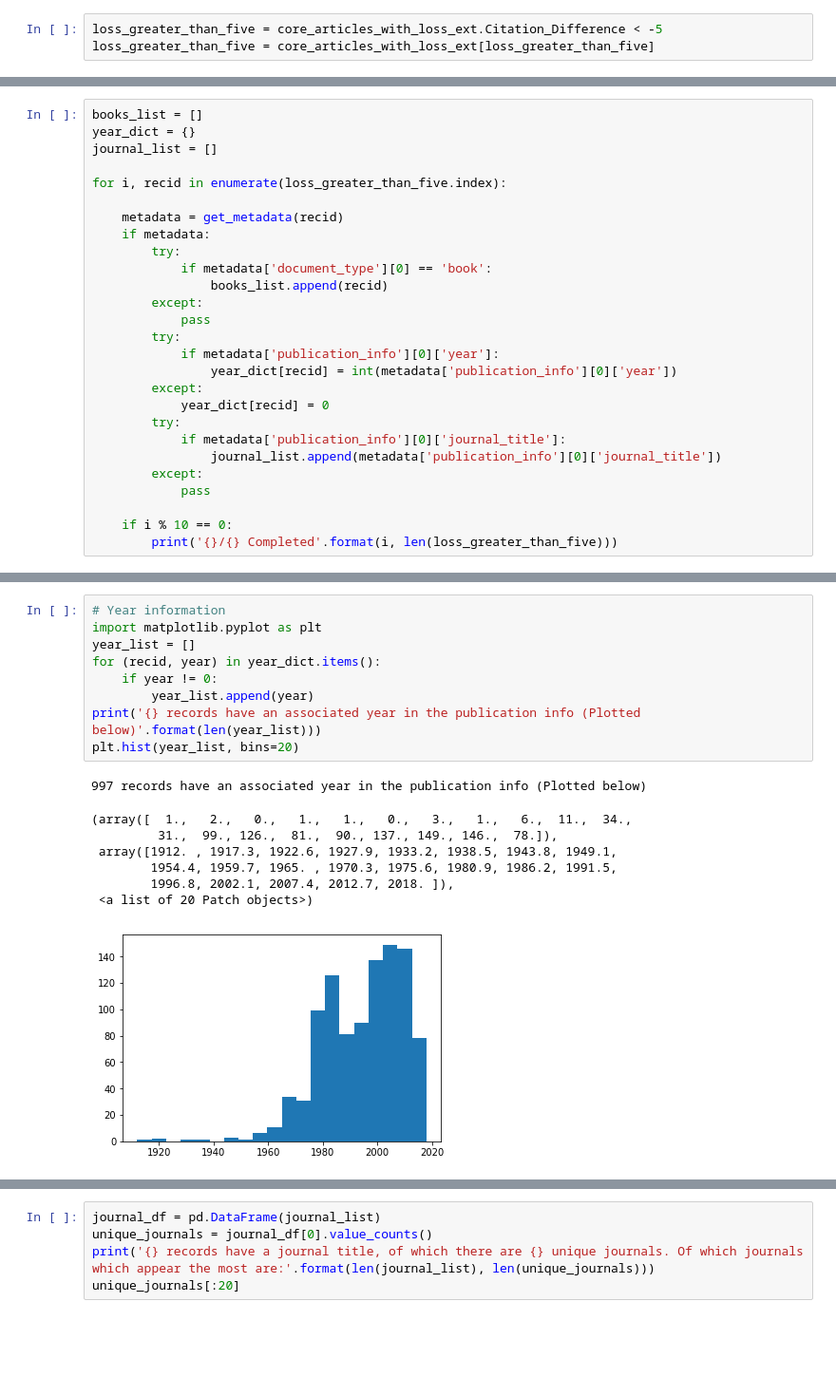
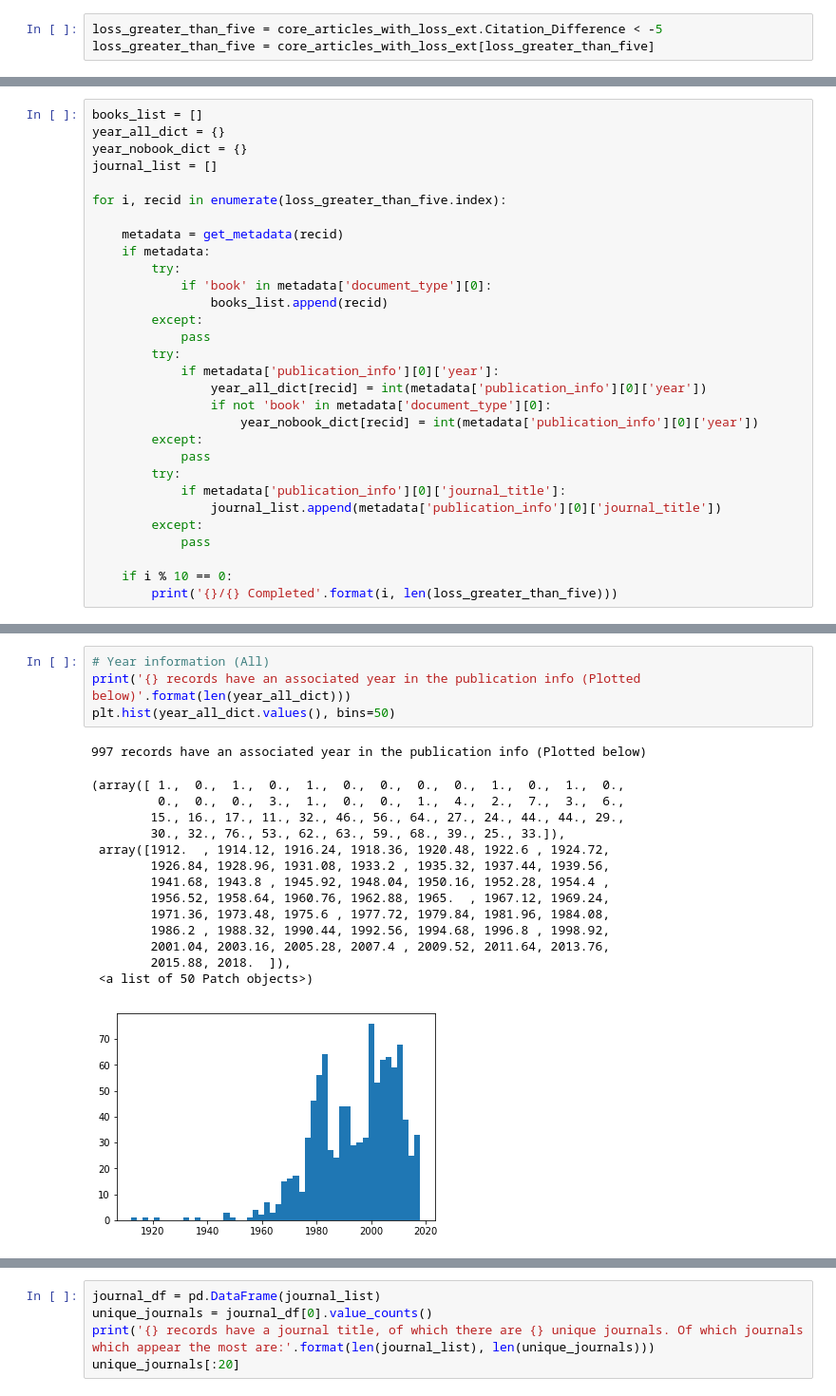
Before and after one commit to salmanmaq/reference-matcher-benchmark, a Jupyter notebook: FINAL- Correct Citations Differences and Statistics.ipynb, the cells around one changed output, grey strips where cells are left out. Shown at 95% size. Cells and saved outputs as stored; diff of their text form; blank space fills up the shorter version.

```diff
--- a/FINAL- Correct Citations Differences and Statistics.ipynb
+++ b/FINAL- Correct Citations Differences and Statistics.ipynb
@@ -797,7 +797,8 @@ def get_metadata(recid):
         return None
 # %%
 books_list = []
-year_dict = {}
+year_all_dict = {}
+year_nobook_dict = {}
 journal_list = []
 
 for i, recid in enumerate(loss_greater_than_five.index):
@@ -805,15 +806,17 @@ for i, recid in enumerate(loss_greater_than_five.index):
     metadata = get_metadata(recid)
     if metadata:
         try:
-            if metadata['document_type'][0] == 'book':
+            if 'book' in metadata['document_type'][0]:
                 books_list.append(recid)
         except:
             pass
         try:
             if metadata['publication_info'][0]['year']:
-                year_dict[recid] = int(metadata['publication_info'][0]['year'])
+                year_all_dict[recid] = int(metadata['publication_info'][0]['year'])
+                if not 'book' in metadata['document_type'][0]:
+                    year_nobook_dict[recid] = int(metadata['publication_info'][0]['year'])
         except:
-            year_dict[recid] = 0
+            pass
         try:
             if metadata['publication_info'][0]['journal_title']:
                 journal_list.append(metadata['publication_info'][0]['journal_title'])
@@ -829,18 +832,20 @@ Of the 2015 records, 742 are books
 # %%
-# Year information
-import matplotlib.pyplot as plt
-year_list = []
-for (recid, year) in year_dict.items():
-    if year != 0:
-        year_list.append(year)
-print('{} records have an associated year in the publication info (Plotted below)'.format(len(year_list)))
-plt.hist(year_list, bins=20)
+# Year information (All)
+print('{} records have an associated year in the publication info (Plotted below)'.format(len(year_all_dict)))
+plt.hist(year_all_dict.values(), bins=50)
 # %% [output]
 997 records have an associated year in the publication info (Plotted below)
-(array([  1.,   2.,   0.,   1.,   1.,   0.,   3.,   1.,   6.,  11.,  34.,
-         31.,  99., 126.,  81.,  90., 137., 149., 146.,  78.]),
- array([1912. , 1917.3, 1922.6, 1927.9, 1933.2, 1938.5, 1943.8, 1949.1,
-        1954.4, 1959.7, 1965. , 1970.3, 1975.6, 1980.9, 1986.2, 1991.5,
-        1996.8, 2002.1, 2007.4, 2012.7, 2018. ]),
- <a list of 20 Patch objects>)
+(array([ 1.,  0.,  1.,  0.,  1.,  0.,  0.,  0.,  0.,  1.,  0.,  1.,  0.,
+         0.,  0.,  0.,  3.,  1.,  0.,  0.,  1.,  4.,  2.,  7.,  3.,  6.,
+        15., 16., 17., 11., 32., 46., 56., 64., 27., 24., 44., 44., 29.,
+        30., 32., 76., 53., 62., 63., 59., 68., 39., 25., 33.]),
+ array([1912.  , 1914.12, 1916.24, 1918.36, 1920.48, 1922.6 , 1924.72,
+        1926.84, 1928.96, 1931.08, 1933.2 , 1935.32, 1937.44, 1939.56,
+        1941.68, 1943.8 , 1945.92, 1948.04, 1950.16, 1952.28, 1954.4 ,
+        1956.52, 1958.64, 1960.76, 1962.88, 1965.  , 1967.12, 1969.24,
+        1971.36, 1973.48, 1975.6 , 1977.72, 1979.84, 1981.96, 1984.08,
+        1986.2 , 1988.32, 1990.44, 1992.56, 1994.68, 1996.8 , 1998.92,
+        2001.04, 2003.16, 2005.28, 2007.4 , 2009.52, 2011.64, 2013.76,
+        2015.88, 2018.  ]),
+ <a list of 50 Patch objects>)
-[figure, old version]
+[figure, new version]
```
Also changed, not shown: parts of 3 cells of this notebook.
